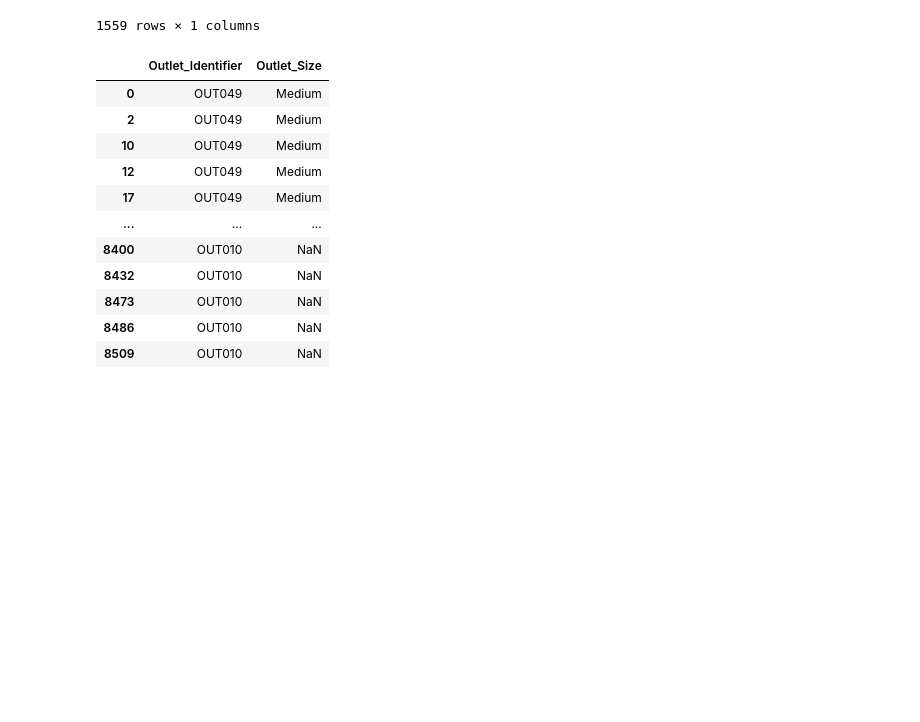
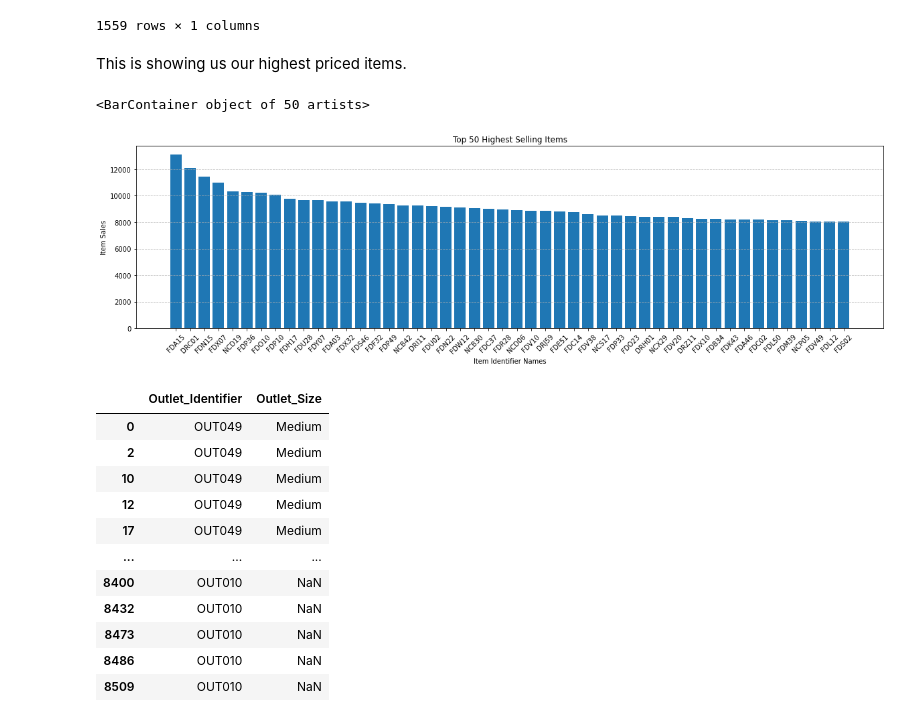
Before and after one commit to GilbertRPG/sales-predictions, a Jupyter notebook: data_cleaning.ipynb, the cells around one changed output. Drawn from its saved outputs; the diff is of its cells as text; code cells hidden in the pictures; blank space fills up the shorter version.

Commit message:
added some visualiazation for the filtered data. Will be adding more soon.

```diff
--- a/data_cleaning.ipynb
+++ b/data_cleaning.ipynb
@@ -99,6 +101,21 @@ AggregatedItemSales
 | NCR42 | 332.9000 |
 | FDQ60 | 120.5098 |
 1559 rows × 1 columns
+# %% [markdown]
+This is showing us our highest priced items.
+# %%
+Items = df['Item_Identifier'].head(50)
+OutletSales = df['Item_Outlet_Sales'].sort_values(ascending = False).head(50)
+plt.figure(figsize=(20,5))
+plt.grid(axis = 'y', linestyle='--', alpha=.7)
+plt.xticks(rotation=45)
+plt.xlabel('Item Identifier Names')
+plt.ylabel('Item Sales')
+plt.title('Top 50 Highest Selling Items')
+plt.bar(Items, OutletSales)
+# %% [output]
+<BarContainer object of 50 artists>
+[figure, added]
 # %%
 df.sort_values(by=['Outlet_Identifier', 'Outlet_Size'], ascending = False)[['Outlet_Identifier', 'Outlet_Size']] # This shows us ONLY our Outlet_Size and Outlet_Identifier
 # %% [output]
```
Also changed, not shown: parts of 9 cells of this notebook.
